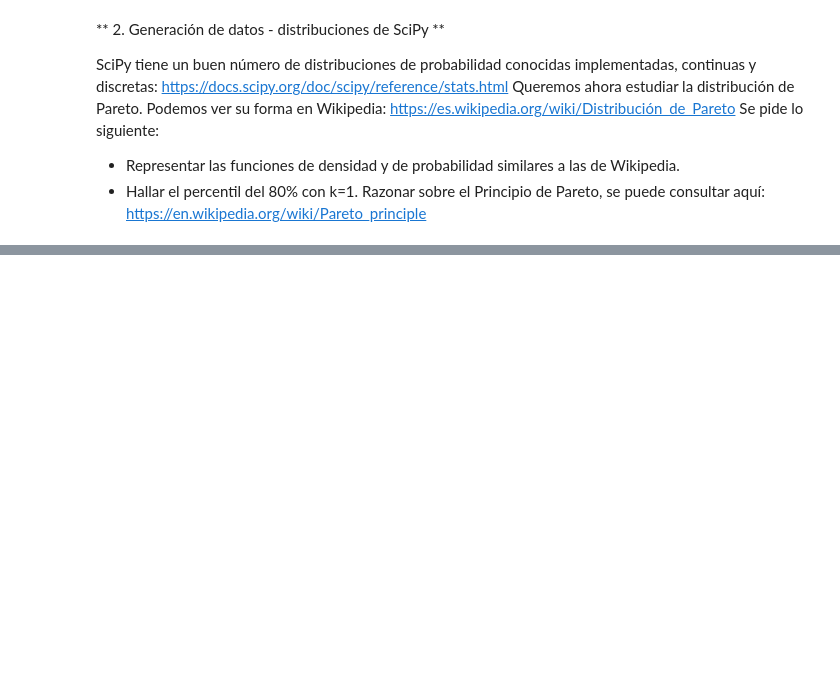
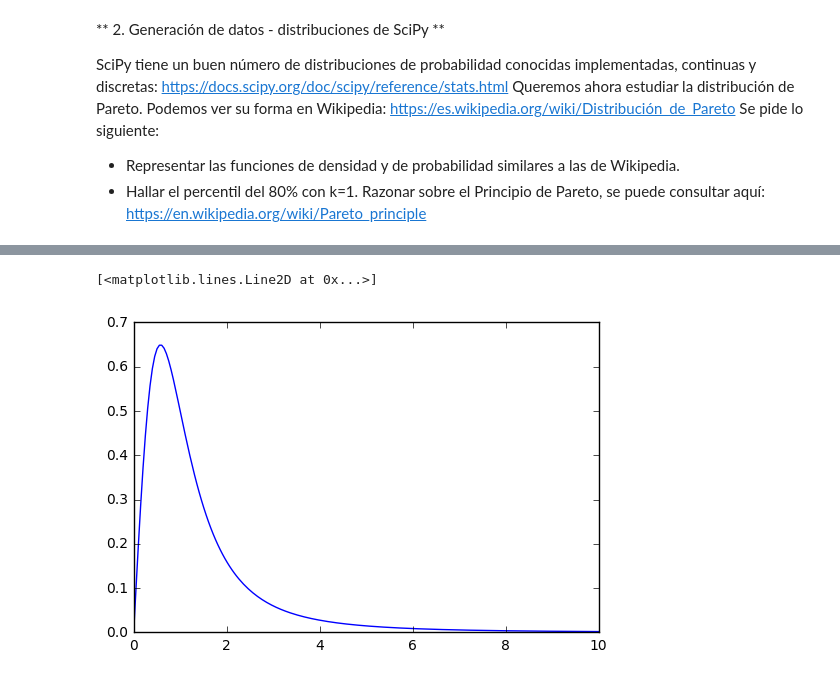
Before and after one commit to bachiman/DSEE-Python, a Jupyter notebook: Álvaro López - Ejercicios Bloque 3-4 - Más avanzados.ipynb, the cells around one changed output, grey strips where cells are left out. Saved outputs shown, nothing was run; the diff lists cells and outputs as text; code cells hidden in the pictures; blank space fills up the shorter version.

Commit message:
Avances ejercicios Numpy y Matplotlib

```diff
--- a/Álvaro López - Ejercicios Bloque 3-4 - Más avanzados.ipynb
+++ b/Álvaro López - Ejercicios Bloque 3-4 - Más avanzados.ipynb
@@ -113,0 +130,7 @@ Percentil 20% k=1: 1.25
+# %%
+t = np.linspace(0, 10, num=200, endpoint=True)
+f_t = (2 * t) / ((1 + t**2)**2)
+plt.plot(t, f_t, label='f(t)')
+# %% [output]
+[<matplotlib.lines.Line2D at 0x...>]
+[figure, added]
```
Also changed, not shown: parts of 8 cells of this notebook, 1 other file.
